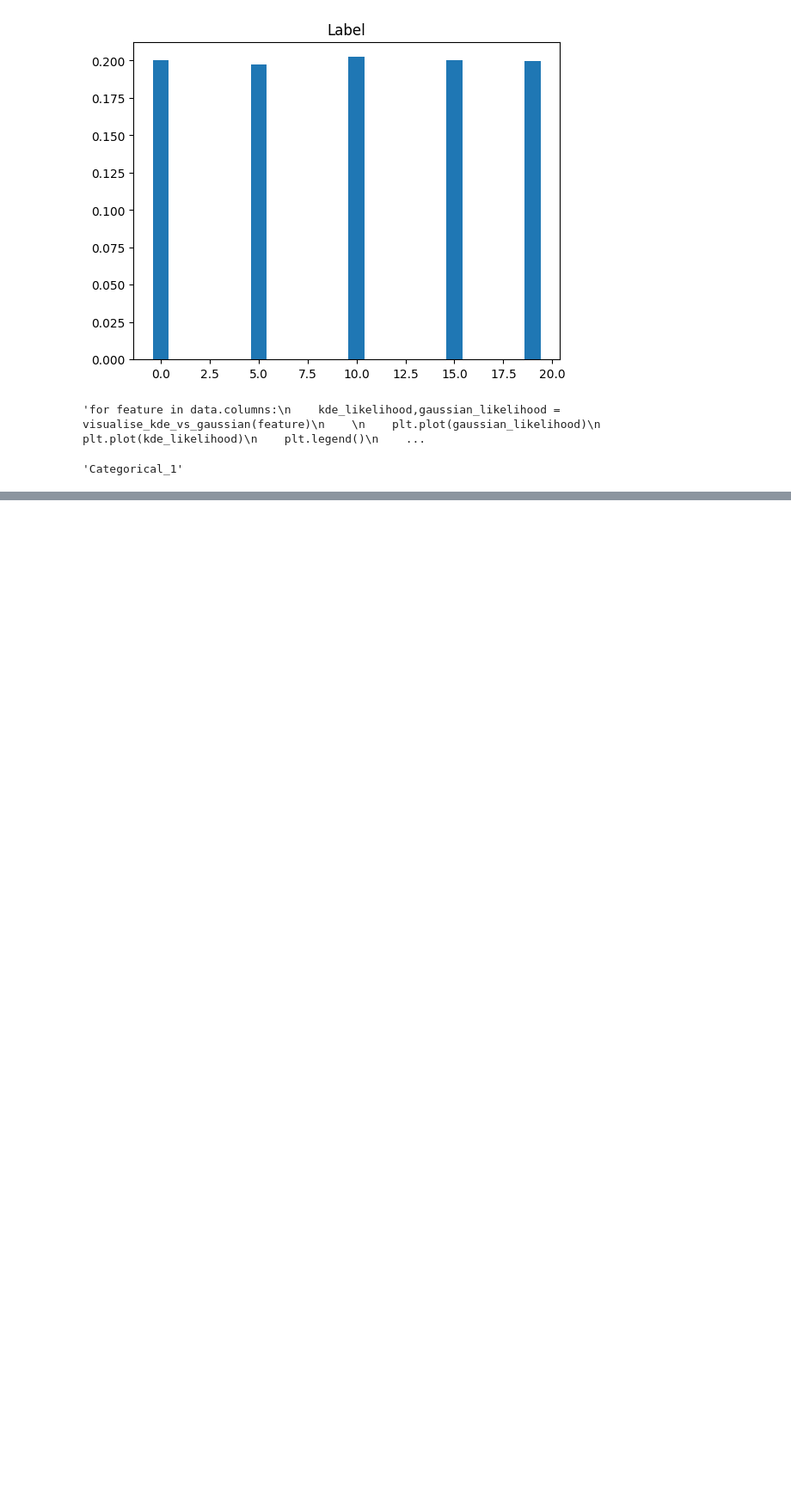
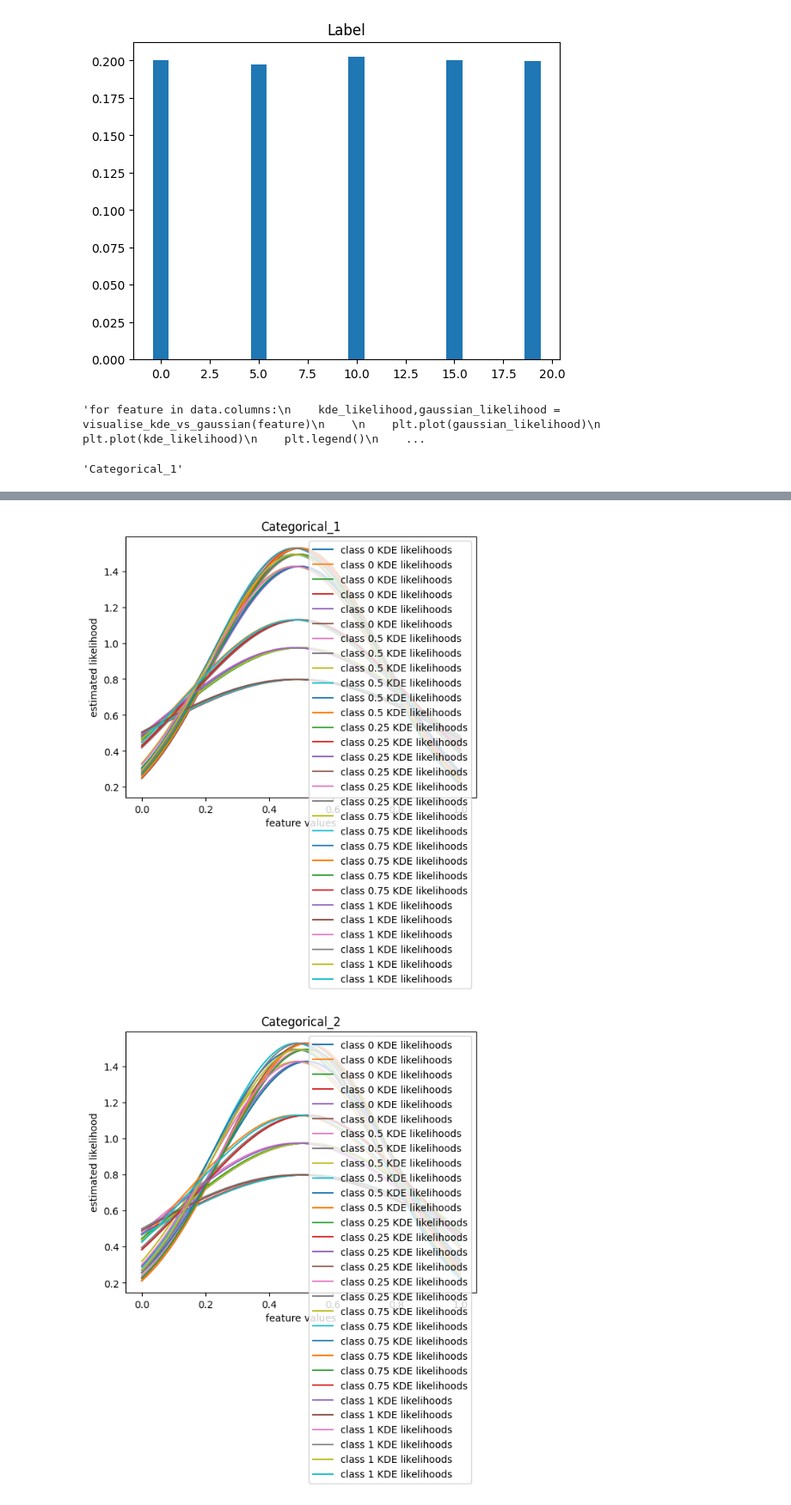
Before and after one commit to rajvee18/machine_learning_1, a Jupyter notebook: assignment1.ipynb, the cells around one changed output, grey strips where cells are left out. Shown at 86% size. Drawn from its saved outputs; the diff is of its cells as text; code cells hidden in the pictures; blank space fills up the shorter version.

```diff
--- a/assignment1.ipynb
+++ b/assignment1.ipynb
@@ -117,7 +117,7 @@ feature1
 # %% [output]
 'Categorical_1'
 # %%
-def get_kde_class_wise(x,feature,class_label,bandwidth=0.04):
+'''def get_kde_class_wise(x,feature,class_label,bandwidth=0.04):
     s=0
     data_new=data[feature][data['Label']==class_label]
     for i in range(len(data_new)):
@@ -165,5 +165,5 @@ for feature in continuous_features:
     plt.ylabel('estimated likelihood')
     plt.title(feature)
     plt.legend()
-    plt.show()
+    plt.show()'''
 # %% [output]
@@ -175,0 +171,3 @@ array([1.  , 0.5 , 0.  , 0.75, 0.25])
+# %%
+for feature in continuous_features:
+    print(feature)
@@ -175,0 +181,51 @@ array([1.  , 0.5 , 0.  , 0.75, 0.25])
+# %%
+def get_gaussian_likelihood_class_wise(x,feature,class_label):
+
+    data_new=data[feature][data['Label']==class_label]
+    likelihood = get_gaussian_likelihood(x,data_new.mean(),data.std())
+    return likelihood
+
+for feature in continuous_features:
+
+    grid = np.linspace(data[feature].max(),data[feature].min(),600)
+
+    gaussian_class_0=[]
+    for i in range(len(grid)):
+        gaussian=get_gaussian_likelihood_class_wise(grid[i],feature,0)
+        gaussian_class_0.append(gaussian)
+
+    gaussian_class_1=[]
+    for i in range(len(grid)):
+        gaussian=get_gaussian_likelihood_class_wise(grid[i],feature,1)
+        gaussian_class_1.append(gaussian)
+
+
+    gaussian_class_025=[]
+    for i in range(len(grid)):
+        gaussian=get_gaussian_likelihood_class_wise(grid[i],feature,0.25)
+        gaussian_class_025.append(gaussian)
+
+
+    gaussian_class_075=[]
+    for i in range(len(grid)):
+        gaussian=get_gaussian_likelihood_class_wise(grid[i],feature,0.75)
+        gaussian_class_075.append(gaussian)
+
+    gaussian_class_05=[]
+    for i in range(len(grid)):
+        gaussian=get_gaussian_likelihood_class_wise(grid[i],feature,0.5)
+        gaussian_class_05.append(gaussian)
+
+    plt.plot(grid,gaussian_class_0, label='class 0 KDE likelihoods')
+    plt.plot(grid,gaussian_class_05, label='class 0.5 KDE likelihoods')
+    plt.plot(grid,gaussian_class_025, label='class 0.25 KDE likelihoods')
+    plt.plot(grid,gaussian_class_075, label='class 0.75 KDE likelihoods')
+    plt.plot(grid,gaussian_class_1, label='class 1 KDE likelihoods')
+    plt.xlabel('feature values')
+    plt.ylabel('estimated likelihood')
+    plt.title(feature)
+    plt.legend()
+    plt.show()
+# %% [output]
+[figure, added]
+[figure, added]
```
Also changed, not shown: parts of 4 cells of this notebook.
